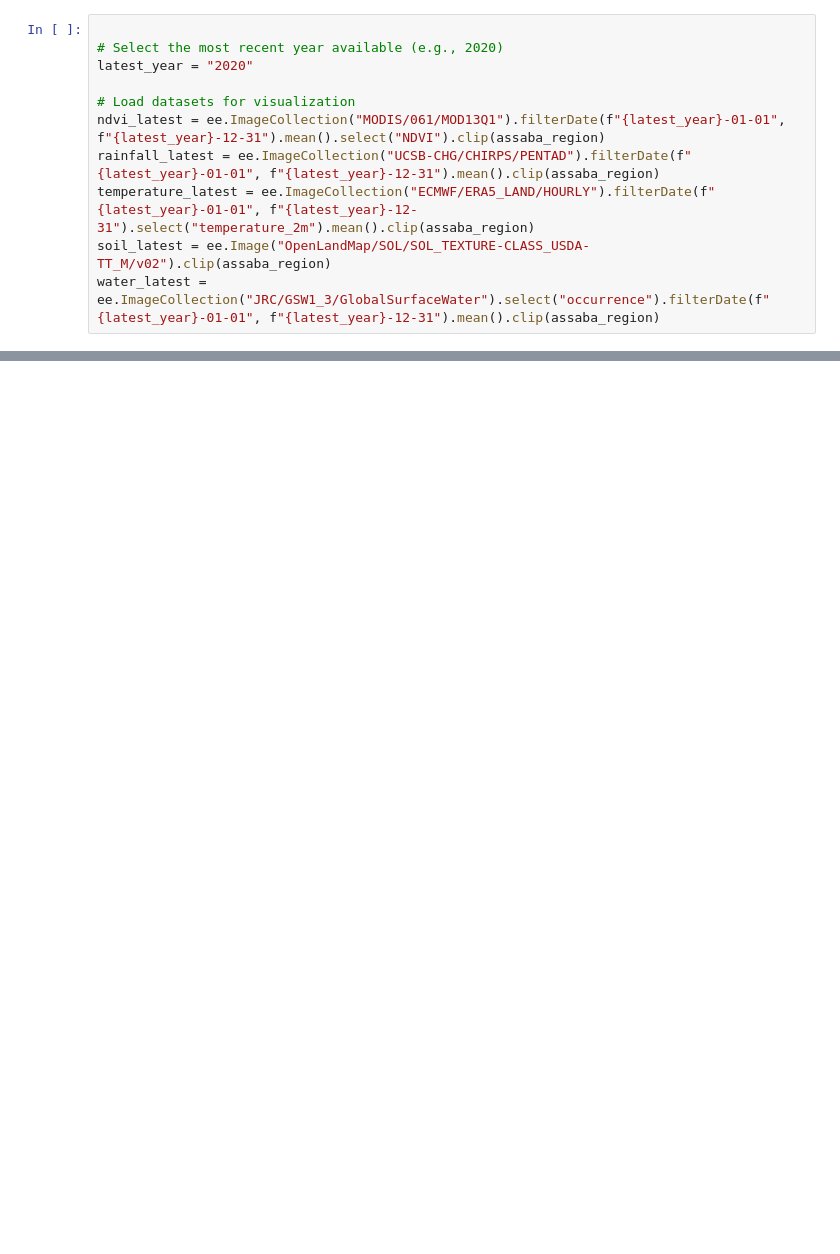
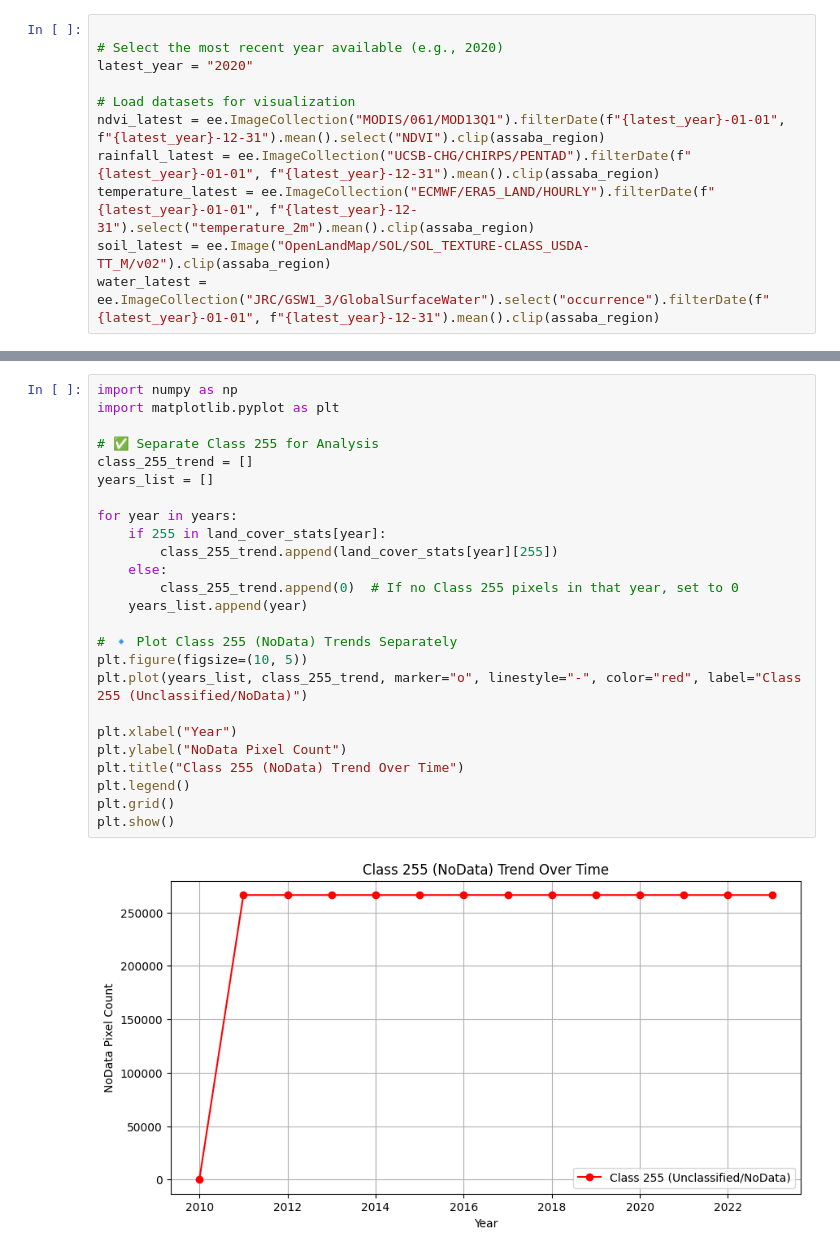
Before and after one commit to CipherCircle-StartHack-2025/code, a Jupyter notebook: analysis_road and waterline.ipynb, the cells around one changed output, grey strips where cells are left out. Cells and saved outputs as stored; diff of their text form; blank space fills up the shorter version.

```diff
--- a/analysis_road and waterline.ipynb
+++ b/analysis_road and waterline.ipynb
@@ -403,0 +603,27 @@ m
+# %%
+import numpy as np
+import matplotlib.pyplot as plt
+
+# ✅ Separate Class 255 for Analysis
+class_255_trend = []
+years_list = []
+
+for year in years:
+    if 255 in land_cover_stats[year]:
+        class_255_trend.append(land_cover_stats[year][255])
+    else:
+        class_255_trend.append(0)  # If no Class 255 pixels in that year, set to 0
+    years_list.append(year)
+
+# 🔹 Plot Class 255 (NoData) Trends Separately
+plt.figure(figsize=(10, 5))
+plt.plot(years_list, class_255_trend, marker="o", linestyle="-", color="red", label="Class 255 (Unclassified/NoData)")
+
+plt.xlabel("Year")
+plt.ylabel("NoData Pixel Count")
+plt.title("Class 255 (NoData) Trend Over Time")
+plt.legend()
+plt.grid()
+plt.show()
+# %% [output]
+[figure, added]
```
Also changed, not shown: parts of 9 cells of this notebook, 1 other file.
